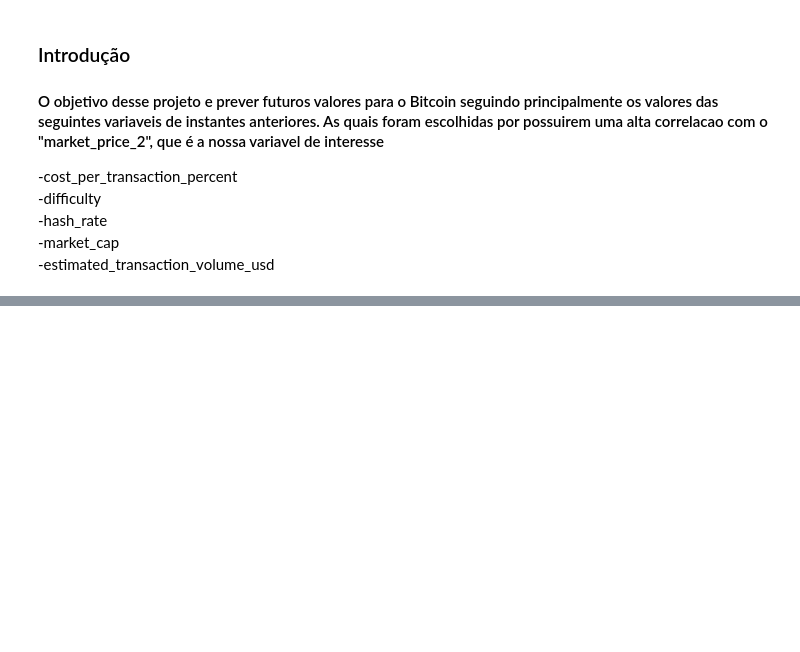
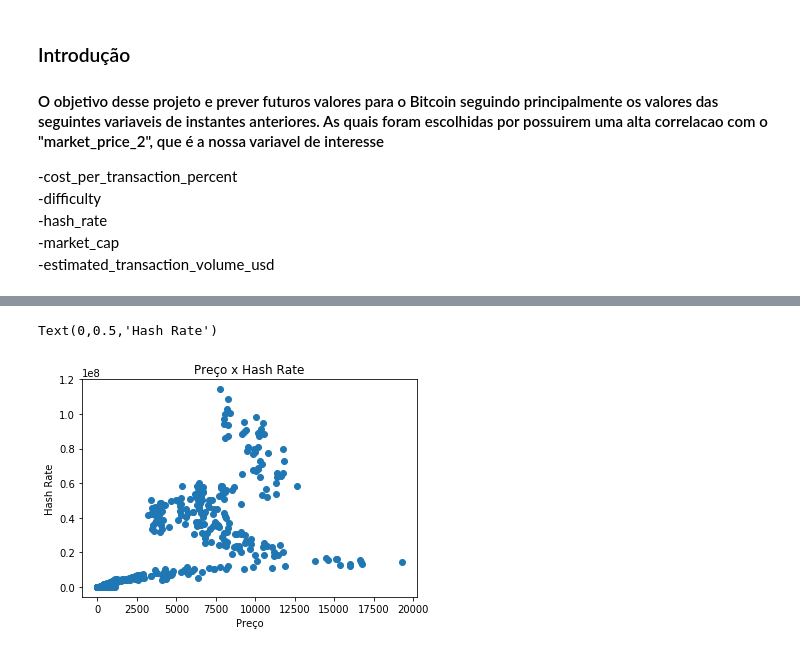
Before and after one commit to hthome1/Projeto_3_bitcoin, a Jupyter notebook: entrega_parcial.ipynb, the cells around one changed output, grey strips where cells are left out. Cells and saved outputs as stored; diff of their text form; code cells hidden in the pictures; blank space fills up the shorter version.

```diff
--- a/entrega_parcial.ipynb
+++ b/entrega_parcial.ipynb
@@ -64,3 +97,11 @@ correlation_heatmap(dfs, 'Correlação das variávies')
+# %%
+plt.scatter(dfs["market_price_2"],dfs["hash_rate"])
+plt.title('Preço x Hash Rate')
+plt.xlabel('Preço')
+plt.ylabel('Hash Rate')
+# %% [output]
+Text(0,0.5,'Hash Rate')
+[figure, added]
 # %%
 def regress(X,Y):
     X_cp = sm.add_constant(X)
```
Also changed, not shown: parts of 8 cells of this notebook.
